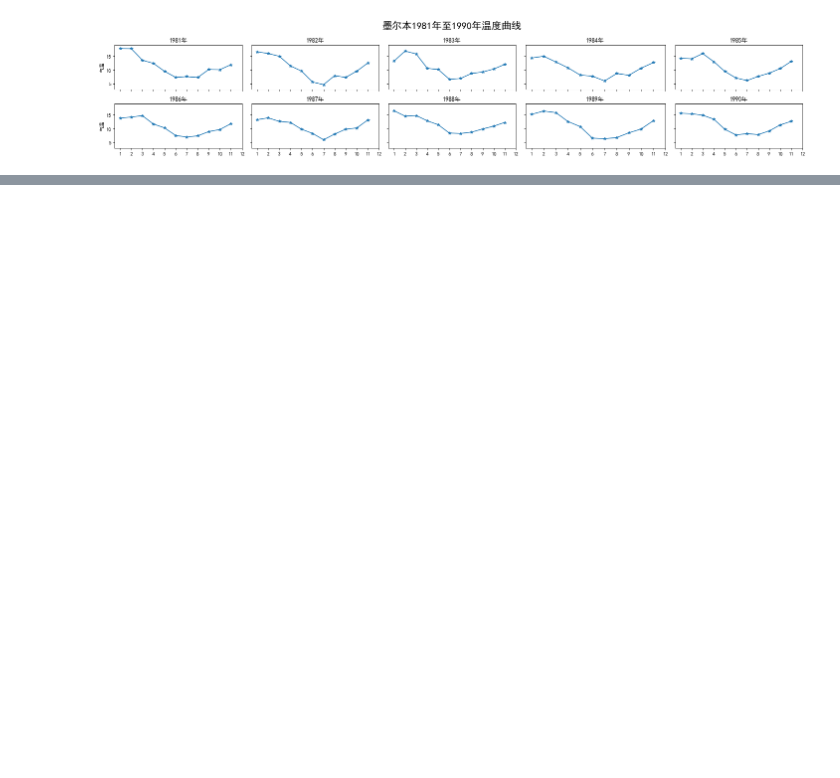
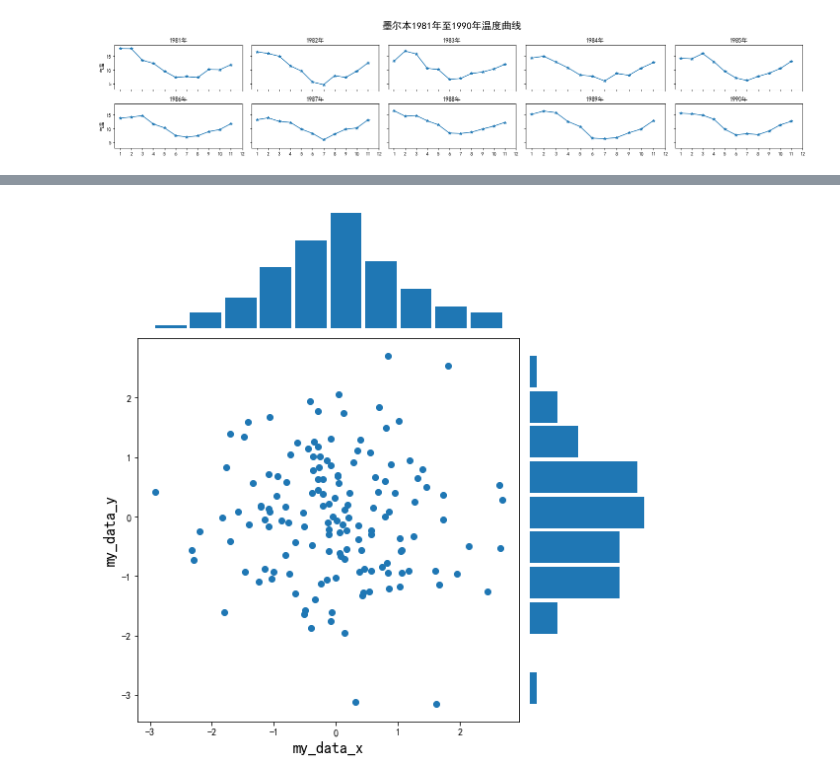
Before and after one commit to tiandao043/tiandao043.github.io, a Jupyter notebook: matplotlib/task03.ipynb, the cells around one changed output, grey strips where cells are left out. Drawn from its saved outputs; the diff is of its cells as text; code cells hidden in the pictures; blank space fills up the shorter version.

```diff
--- a/matplotlib/task03.ipynb
+++ b/matplotlib/task03.ipynb
@@ -351,0 +342,24 @@ array([[ 1.33633194e+00, -8.33776565e-01,  3.43499074e-01,
+# %%
+my_data = np.random.randn(2, 150)
+my_data_x = my_data[0]
+my_data_y = my_data[1]
+
+fig = plt.figure(figsize=(8, 8))
+spec = fig.add_gridspec(nrows=4, ncols=4)
+
+ax1 = fig.add_subplot(spec[:1, :3])
+ax1.axis('off')
+ax1.hist(my_data[0], bins=10, rwidth=0.9)
+
+ax2 = fig.add_subplot(spec[1:, :3])
+ax2.scatter(my_data_x, my_data_y)
+ax2.set_xlabel('my_data_x', fontsize=16)
+ax2.set_ylabel('my_data_y', fontsize=16)
+
+ax3 = fig.add_subplot(spec[1: , 3:])
+ax3.axis('off')
+ax3.hist(my_data[1], bins=10, orientation='horizontal', rwidth=0.9)
+fig.tight_layout()
+# fig.savefig('gridspec.png') 保存为图片
+# %% [output]
+[figure, added]
```
Also changed, not shown: parts of 2 cells of this notebook.
